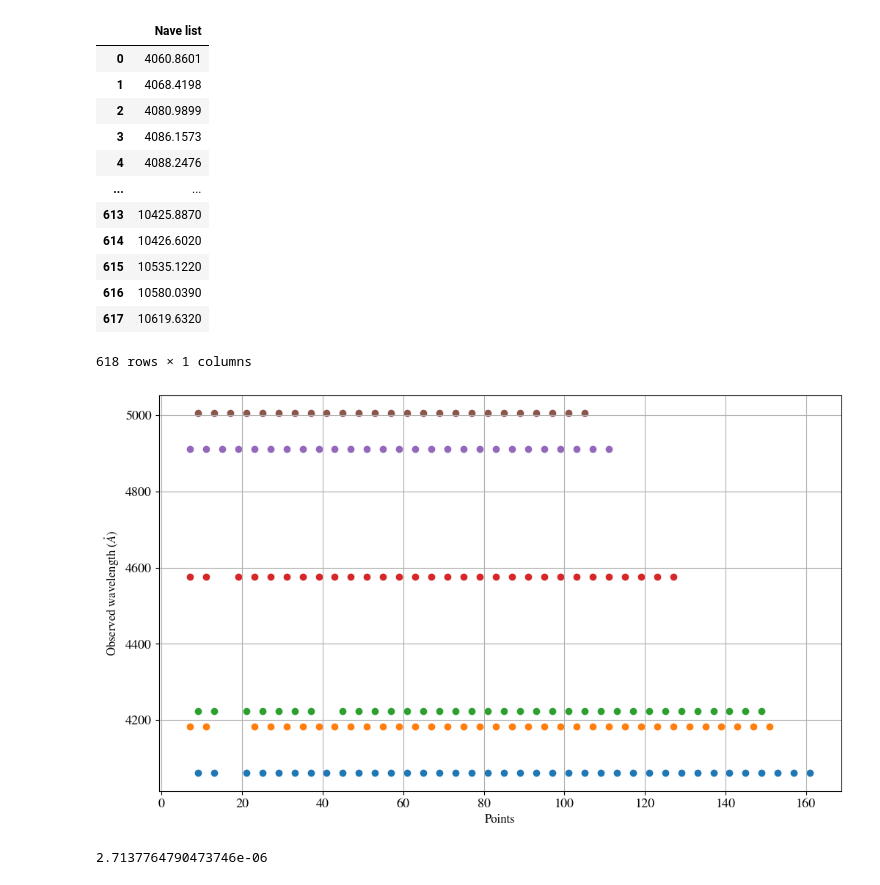
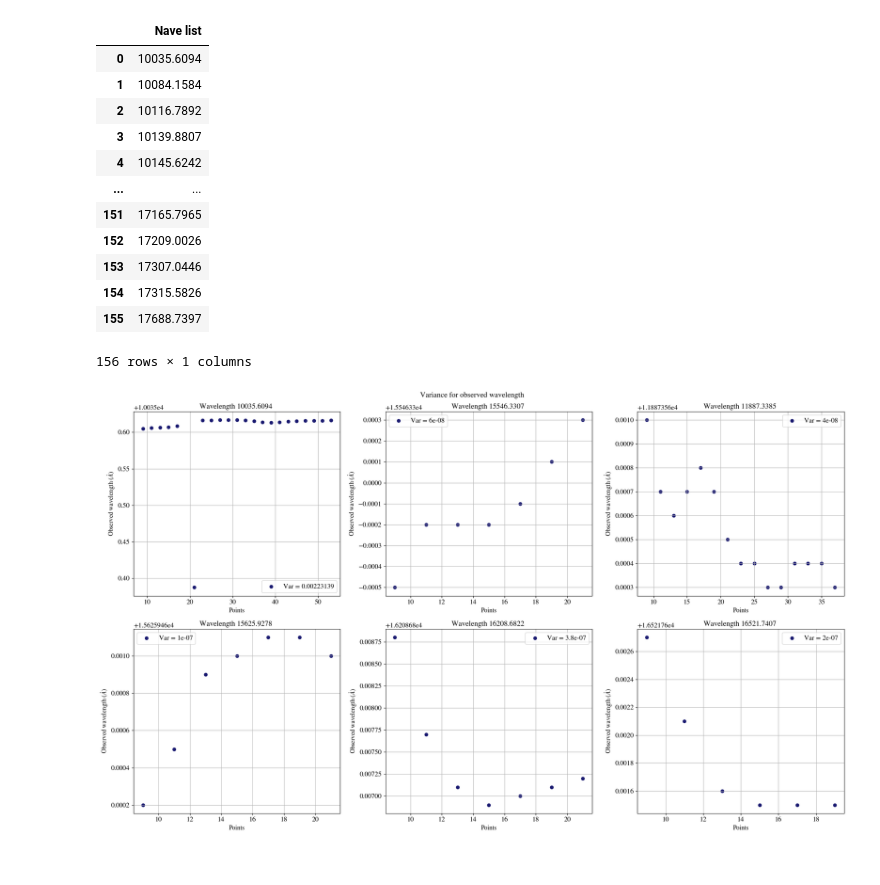
Before and after one commit to ccuellarn/Measurement-and-Characterization-of-Granulation-Patterns-in-the-IAG-Solar-Flux-Spectrum, a Jupyter notebook: Project/Characterization/Statistics/Statistical analysis.ipynb, the cells around one changed output. Saved outputs shown, nothing was run; the diff lists cells and outputs as text; code cells hidden in the pictures.

```diff
--- a/Project/Characterization/Statistics/Statistical analysis.ipynb
+++ b/Project/Characterization/Statistics/Statistical analysis.ipynb
@@ -28,8 +28,8 @@ params = {
 plt.rcParams.update(params)
 # %%
 #Data from vizier without treatment
-raw_data = pd.read_csv(r"C:\Users\clauw\Documents\Programming\VIS_data_vizier.tsv", delimiter='\t',names=["Wave (cm)", "nFlux", "rFlux"])
-
+# raw_data = pd.read_csv(r"C:\Users\clauw\Documents\Programming\VIS_data_vizier.tsv", delimiter='\t',names=["Wave (cm)", "nFlux", "rFlux"])
+raw_data = pd.read_csv(r"C:\Users\clauw\Documents\Programming\NIR_data_vizier.tsv", delimiter='\t',names=["Wave (cm)", "nFlux", "rFlux"])
 #Convert the wavelength in A cause its in cm^-1
 raw_data['Wave A'] = (10**(8))/raw_data['Wave (cm)']
 
@@ -37,22 +37,23 @@ raw_data['Wave A'] = (10**(8))/raw_data['Wave (cm)']
 raw_data = raw_data.sort_values('Wave A', ascending=True, na_position='first').reset_index(drop=True)
 # %%
 #Lines from the file of Clean lines
-raw_lambda = pd.read_excel(r"C:\Users\clauw\Documents\Programming\Final-Project\Project\IAG Solar Flux Atlas\Visible range\Data\valores vacio Nave.xlsx", skiprows=10, usecols=[0], names=['Nave list'])
+# raw_lambda = pd.read_excel(r"C:\Users\clauw\Documents\Programming\Final-Project\Project\IAG Solar Flux Atlas\Visible range\Data\valores vacio Nave.xlsx", skiprows=10, usecols=[0], names=['Nave list'])
+raw_lambda = pd.read_excel(r"C:\Users\clauw\Documents\Programming\Final-Project\Project\IAG Solar Flux Atlas\Infrared range\Data\new_values_fe.xlsx")
 raw_lambda
 # %% [output]
 |  | Nave list |
-| 0 | 4060.8601 |
-| 1 | 4068.4198 |
-| 2 | 4080.9899 |
-| 3 | 4086.1573 |
-| 4 | 4088.2476 |
+| 0 | 10035.6094 |
+| 1 | 10084.1584 |
+| 2 | 10116.7892 |
+| 3 | 10139.8807 |
+| 4 | 10145.6242 |
 | ... | ... |
-| 613 | 10425.8870 |
-| 614 | 10426.6020 |
-| 615 | 10535.1220 |
-| 616 | 10580.0390 |
-| 617 | 10619.6320 |
+| 151 | 17165.7965 |
+| 152 | 17209.0026 |
+| 153 | 17307.0446 |
+| 154 | 17315.5826 |
+| 155 | 17688.7397 |
-618 rows × 1 columns
+156 rows × 1 columns
 # %%
 #Find the minimum or the lambda in the spectrum
 def find_minimums(wave,flux,lamda):
@@ -89,7 +90,7 @@ def width_minimums(closer_lines,data,width):
 
 local_points = width_minimums(closer_lines,raw_data,0.05) #The range is 0.05mA
 # %%
-def arrange_lambda(wave_index, local_points,closer_lines):
+def arrange_lambda(wave_index, local_points):
 
     data = local_points[wave_index]
 
@@ -103,12 +104,12 @@ def arrange_lambda(wave_index, local_points,closer_lines):
         new_data.append(data)
 
         #Update the cycle
-        up -= 2
-        down += 2
+        up -= 1
+        down += 1
 
     return new_data
 
-new_local_points = arrange_lambda(0, local_points,closer_lines)
+new_local_points = arrange_lambda(0, local_points)
 # %%
 def Fit_derivates(local_points,wave):
     values = []
@@ -168,24 +169,29 @@ def Fit_derivates(local_points,wave):
 
     return Values
 
-Values = Fit_derivates(new_local_points,closer_lines['Fe line'].iloc[0])
+# Values = Fit_derivates(new_local_points,closer_lines['Fe line'].iloc[0])
 # %%
-list_index = [0,22,35,78,120,148]
-fig8, ax = plt.subplots(1,1,figsize=(12,7))
+list_index = [0,72,35,78,120,138]
 
-for each in list_index:
-    new_local_points = arrange_lambda(each, local_points,closer_lines)
-    Values = Fit_derivates(new_local_points,closer_lines['Fe line'].iloc[each])
-    ax.scatter(Values['Points'],Values["Observed wavelength"],label = 'Wave = {}'.format(round(closer_lines['Fe line'].iloc[each],4)))
+fig5, axes = plt.subplots(2,3,figsize=(20,12))
+fig5.suptitle('Variance for observed wavelength')
+axes = axes.flatten()
 
-ax.set_ylabel(r'Observed wavelength $(\mathring{A})$')
-ax.set_xlabel(r'Points')
-ax.grid()
+#Plot the cuadratic fit for each color
+for i, ax in enumerate(axes):
 
-# fig8.savefig('Cov_wave_VIS.pdf')
+    new_local_points = arrange_lambda(list_index[i], local_points)
+    Values = Fit_derivates(new_local_points,closer_lines['Fe line'].iloc[list_index[i]])
+    variance = np.var(Values['Observed wavelength'])
+
+    ax.scatter(Values['Points'],Values["Observed wavelength"],label = 'Var = {}'.format(round(variance,8)),c='midnightblue')
+
+    ax.set_title(r'Wavelength {} '.format(Values["Emitted wavelength"].iloc[0]))
+    ax.set_ylabel(r'Observed wavelength $(\mathring{A})$')
+    ax.set_xlabel(r'Points')
+    ax.grid()
+    ax.legend()
+
+fig5.tight_layout()
 # %% [output]
-[figure, old version]
+[figure, new version]
-# %%
-np.var(Values["Observed wavelength"])
-# %% [output]
-2.7137764790473746e-06
```
Also changed, not shown: 2 other files.
